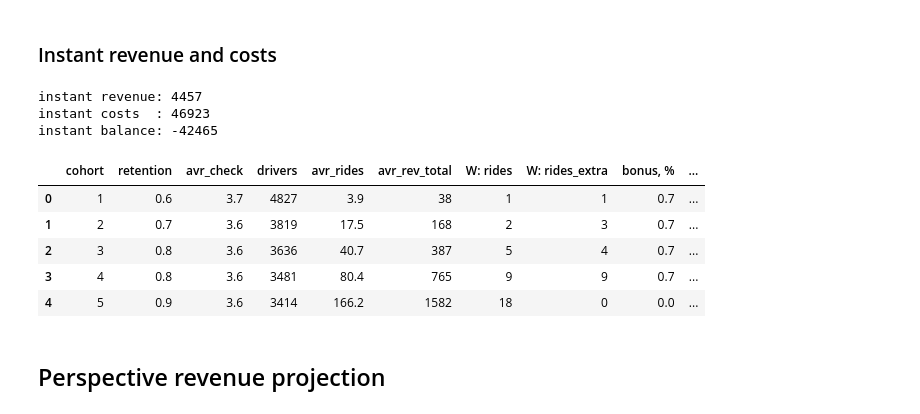
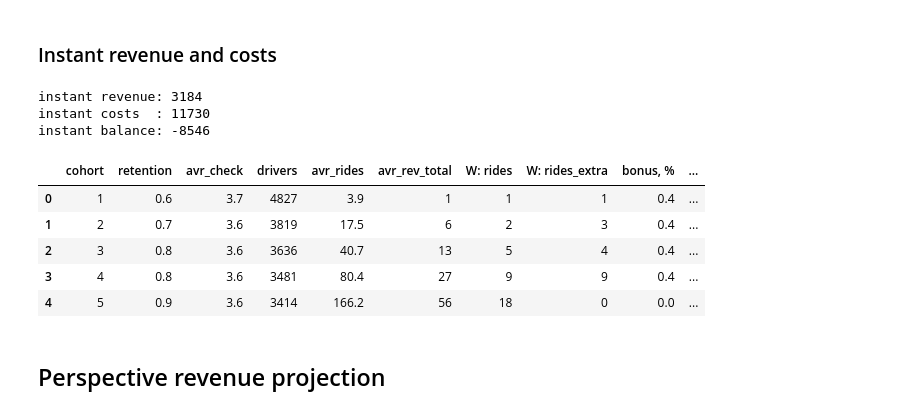
Before and after one commit to makingthefuturehappy/bonus, a Jupyter notebook: bonus.ipynb, the cells around one changed output. Saved outputs shown, nothing was run; the diff lists cells and outputs as text; code cells hidden in the pictures.

Commit message:
Update bonus.ipynb
rev_calc update

```diff
--- a/bonus.ipynb
+++ b/bonus.ipynb
@@ -11,10 +11,10 @@ warnings.filterwarnings("ignore")
 # %% [markdown]
 <h3>Variables setup</h3>
 # %%
-path = "/Users/alexander/Documents/4. Corporate Life/In-Driver/бонусы/quito_v3.csv"
+path = "/Users/alexander/Documents/GitHub/bonus/quito_v3.csv"
 cohorts = 5           # quantity of cohorts
 commission = 0.095    # indriver commission
-win_rate = 0.30       # %drivers move to upper cohort
+win_rate = 0.15       # %drivers move to upper cohort
 period_duration = 0.5 # period to forecast prospective rides from the total period
 additinal_rides = 1   # quantity of rides to be added to the calculated amount for the upper cohorts
 bonus_days = 3        # days to offer the performance bonus
@@ -141,7 +141,7 @@ cohort_df = pd.merge(df.groupby('cohort')['retention'].mean(),
                      cohort_df,
                      on="cohort")
 
-cohort_df['avr_rev_total'] = (cohort_df['avr_check'] * cohort_df['avr_rides'] * total_days * commission).astype(int)
+cohort_df['avr_rev_total'] = (cohort_df['avr_check'] * cohort_df['avr_rides'] * commission).astype(int)
 cohort_df
 # %% [output]
 |  | cohort | retention | avr_check | drivers | avr_rides | avr_rev_total |
@@ -180,42 +182,47 @@ cohort_df[['cohort', 'avr_rides', 'W: rides', 'W: rides_extra']]
 # bonus to be given as an inventive by groups, % from average check of the cohort
 # 1 equals 100% from the GMV of the target rides
 bonuses = {
-    1: 0.7,
-    2: 0.7,
-    3: 0.7,
-    4: 0.7,
+    1: 0.35,
+    2: 0.35,
+    3: 0.35,
+    4: 0.35,
     5: 0}
 # %% [markdown]
 <h3>Instant revenue and costs</h3>
 # %%
 # instant revenue
 
 cohort_df['bonus, %'] = cohort_df['cohort'].map(bonuses)
 cohort_df['win_rate'] = win_rate
 cohort_df['W: driver_rev'] = cohort_df['W: rides'] * cohort_df['avr_check']
-cohort_df['W: driver_rev_extra'] = cohort_df['W: rides_extra'] * cohort_df['avr_check'] * cohort_df['bonus, %']
+
+# cohort_df['W: driver_rev_extra'] = cohort_df['W: rides_extra'] * cohort_df['avr_check'] * cohort_df['bonus, %']
+cohort_df['W: driver_rev_extra'] = cohort_df['W: rides_extra'] * cohort_df['avr_check']
+
 cohort_df['W: driver_rev_total'] = cohort_df['W: driver_rev'] + cohort_df['W: driver_rev_extra']
 
 cohort_df['W: ID_rev'] = cohort_df['W: driver_rev_extra'] * cohort_df['drivers'] * commission * win_rate
-cohort_df['W: ID_costs'] = cohort_df['W: driver_rev_extra'] * cohort_df['drivers'] * win_rate
+# cohort_df['W: ID_costs'] = cohort_df['W: driver_rev_extra'] * cohort_df['drivers'] * win_rate
+cohort_df['W: ID_costs'] = cohort_df['W: driver_rev_extra'] * cohort_df['drivers'] * win_rate * cohort_df['bonus, %']
+
 cohort_df['bonus'] = cohort_df['W: rides_extra'] * cohort_df['avr_check'] * cohort_df['bonus, %']
 
 instant_rev = cohort_df['W: ID_rev'].sum()
 instant_cost = cohort_df['W: ID_costs'].sum()
 print("instant revenue:", int(instant_rev))
 print("instant costs  :", int(instant_cost))
 print("instant balance:", int(instant_rev - instant_cost))
 cohort_df.round(1)
 # %% [output]
-instant revenue: 4457
-instant costs  : 46923
-instant balance: -42465
+instant revenue: 3184
+instant costs  : 11730
+instant balance: -8546
 |  | cohort | retention | avr_check | drivers | avr_rides | avr_rev_total | W: rides | W: rides_extra | bonus, % | ... |
-| 0 | 1 | 0.6 | 3.7 | 4827 | 3.9 | 38 | 1 | 1 | 0.7 | ... |
-| 1 | 2 | 0.7 | 3.6 | 3819 | 17.5 | 168 | 2 | 3 | 0.7 | ... |
-| 2 | 3 | 0.8 | 3.6 | 3636 | 40.7 | 387 | 5 | 4 | 0.7 | ... |
-| 3 | 4 | 0.8 | 3.6 | 3481 | 80.4 | 765 | 9 | 9 | 0.7 | ... |
-| 4 | 5 | 0.9 | 3.6 | 3414 | 166.2 | 1582 | 18 | 0 | 0.0 | ... |
+| 0 | 1 | 0.6 | 3.7 | 4827 | 3.9 | 1 | 1 | 1 | 0.4 | ... |
+| 1 | 2 | 0.7 | 3.6 | 3819 | 17.5 | 6 | 2 | 3 | 0.4 | ... |
+| 2 | 3 | 0.8 | 3.6 | 3636 | 40.7 | 13 | 5 | 4 | 0.4 | ... |
+| 3 | 4 | 0.8 | 3.6 | 3481 | 80.4 | 27 | 9 | 9 | 0.4 | ... |
+| 4 | 5 | 0.9 | 3.6 | 3414 | 166.2 | 56 | 18 | 0 | 0.0 | ... |
 # %% [markdown]
 <h2>Perspective revenue projection</h2>
 # %% [markdown]
```
Also changed, not shown: parts of 9 cells of this notebook.
